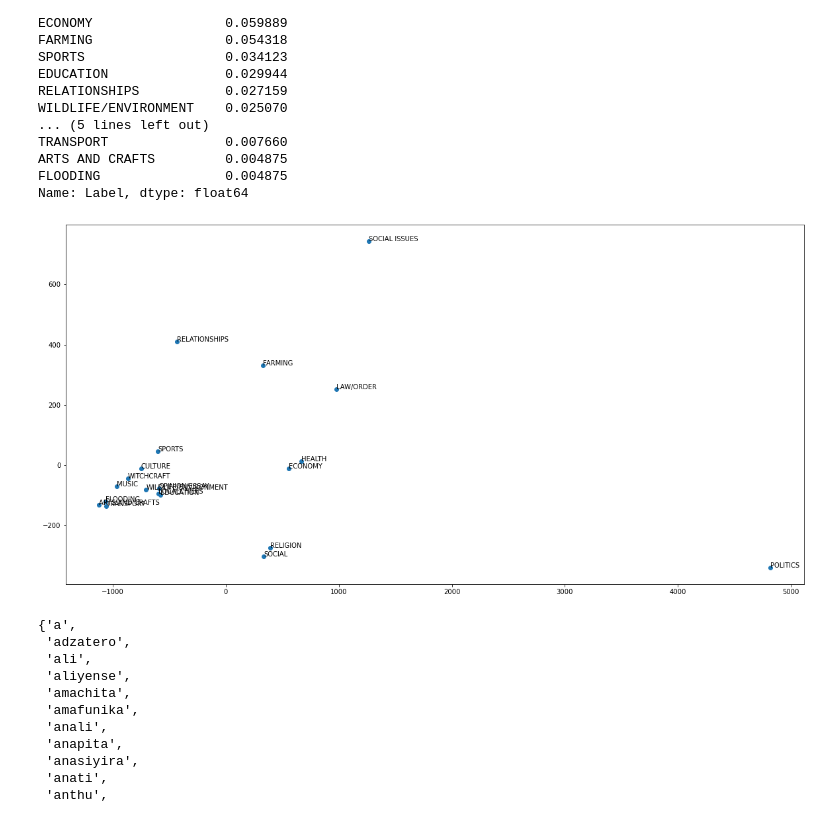
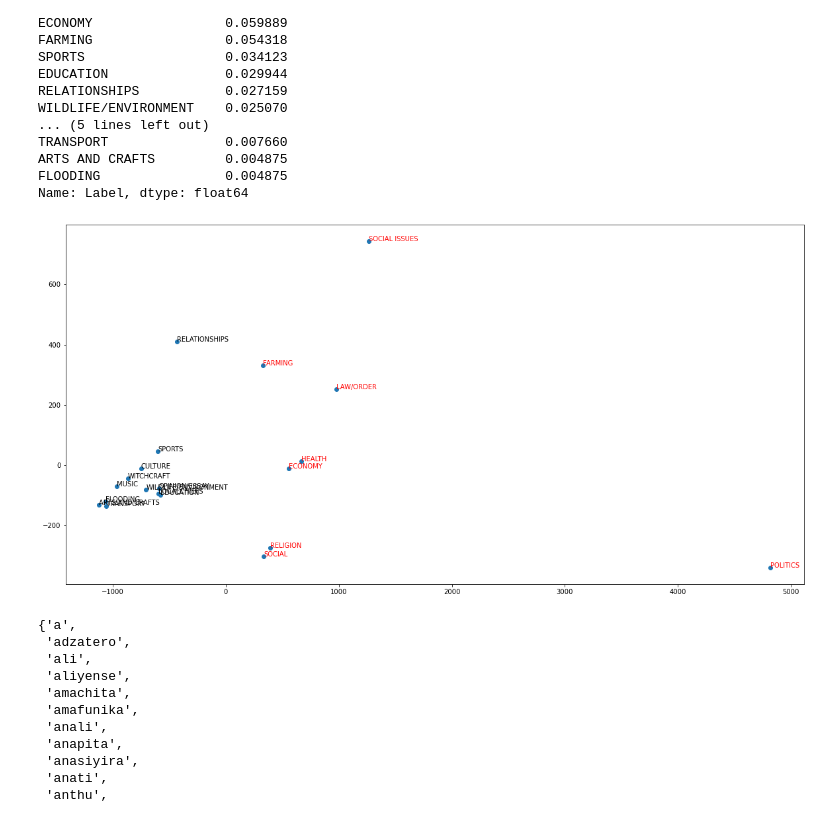
Before and after one commit to nicholaszotalis/505Project, a Jupyter notebook: preprocessing.ipynb, the cells around one changed output. Cells and saved outputs as stored; diff of their text form; code cells hidden in the pictures.

```diff
--- a/preprocessing.ipynb
+++ b/preprocessing.ipynb
@@ -52,16 +46,24 @@ for category, df in train_data.groupby("Label"):
+# %%
+top_categories = ["POLITICS", "SOCIAL", "RELIGION", "LAW/ORDER", "SOCIAL ISSUES", "HEALTH", "ECONOMY", "FARMING"]
 # %%
+categories = []
+categoryText = []
+for category, df in train_data.groupby("Label"):
+    categories.append(category)
+    categoryText.append(" ".join(df["Text"].astype(str).values))
+
 vectorizer = CountVectorizer()
 X = vectorizer.fit_transform(categoryText)
 
 pca = PCA(n_components=2)
 result = pca.fit_transform(X.toarray())
 plt.figure(figsize=(20, 10))
 plt.scatter(result[:, 0], result[:, 1])
 for i, category in enumerate(categories):
-	plt.annotate(category, xy=(result[i, 0], result[i, 1]))
+	plt.annotate(category, xy=(result[i, 0], result[i, 1]), color = "red" if category in top_categories else None)
 plt.show()
 # %% [output]
-[figure, old version]
+[figure, new version]
 # %%
 stop_words = pd.read_csv("stopwords.csv", usecols=["Chichewa"])
 sw = set(stop_words.values[:100].flatten().tolist())
```
Also changed, not shown: parts of 3 cells of this notebook, 2 other files.
